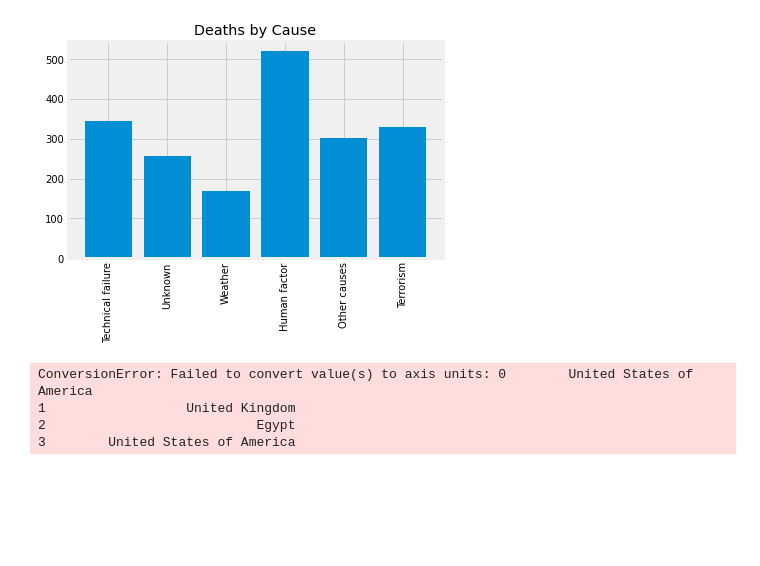
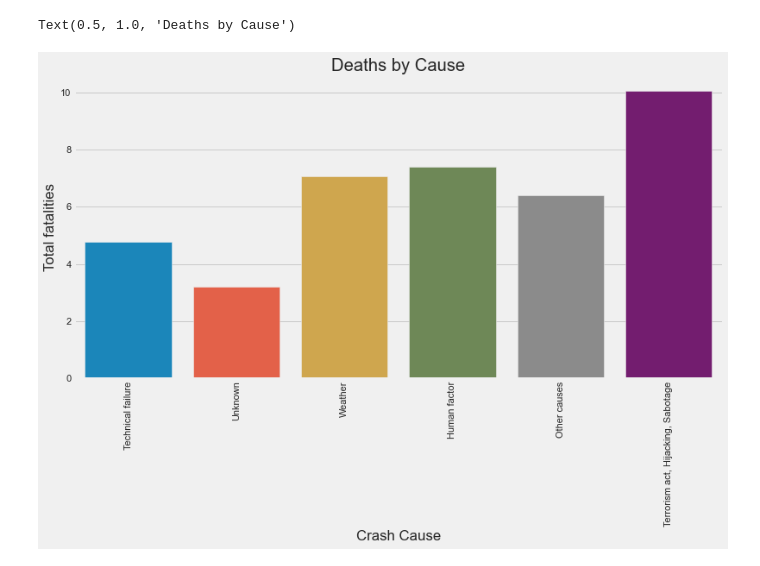
Before and after one commit to spencer-goergen/HCI, a Jupyter notebook: main.ipynb, the cells around one changed output. Drawn from its saved outputs; the diff is of its cells as text; code cells hidden in the pictures; blank space fills up the shorter version.

Commit message:
"solved" Countries issue with seaborn magic(?)

```diff
--- a/main.ipynb
+++ b/main.ipynb
@@ -51,42 +56,41 @@ Success.
 # %%
 ##          Deaths by Crash Cause       ##
 
+
+# Using seaborn instead of vanilla matplotlib
+import seaborn as sns
+
+plt.style.use('fivethirtyeight') # works but you should also check out the seaborn themes
+#sns.set_theme(style="whitegrid")
+
+
 #Split fig from ax (don't fully understand)
-fig, ax = plt.subplots()
+fig, ax = plt.subplots(figsize=(12, 6))
+# subplots() returns 2 values: fig and ax:
+# fig is the entire virtual paper, ax is a plot or set of sub-plots
+# subplots are addressed in a grid coordinate pattern within the ax
+# note we're not actually requesting sub-plots here but I guess subplot() w/o anything is just a single plot(?)
 
 # Bar Chart Creation
 
 # (Grab crash cause and total fatalities from file)
-bars = ax.bar(df['Crash cause'], df['Total fatalities'], xerr=0, align='center')
+#bars = ax.bar(df['Crash cause'], df['Total fatalities'],
+#                #xerr=0,  # CH xerr=0 didn't work for me
+#                align='center')
+
+# https://seaborn.pydata.org/generated/seaborn.barplot.html
+ax = sns.barplot(x="Crash cause", y="Total fatalities", # which columns for x and y
+                    data=df, # in which dataframe
+                    ci=0, # no error bars (much faster!)
+                    )
 
 # Set x,y ticks; rotate xticks, make title
-# ax.set_xlabel('Crash Cause') ## (Not needed)
+ax.set_xlabel('Crash Cause') ## (Not needed)
 plt.xticks(rotation=90)
 ax.set_title('Deaths by Cause')
 
 # Show plot
-plt.show()
+#plt.show() # no need for show() within jupyter
 # %% [output]
+Text(0.5, 1.0, 'Deaths by Cause')
-[figure, old version]
+[figure, new version]
-# %%
-##          Deaths by Crash Cause       ##
-
-#Split fig from ax (don't fully understand)
-
-# Bar Chart Creation
-
-# (Grab crash cause and total fatalities from file)
-bars = ax.bar(df['Country'], df['Total fatalities'], xerr=0, align='center')
-
-# Set x,y ticks; rotate xticks, make title
-# ax.set_xlabel('Crash Cause') ## (Not needed)
-plt.xticks(rotation=90)
-ax.set_title('Deaths by Cause')
-
-# Show plot
-plt.show()
-# %% [output]
-ConversionError: Failed to convert value(s) to axis units: 0        United States of America
-1                  United Kingdom
-2                           Egypt
-3        United States of America
```
Also changed, not shown: parts of 3 cells of this notebook.
